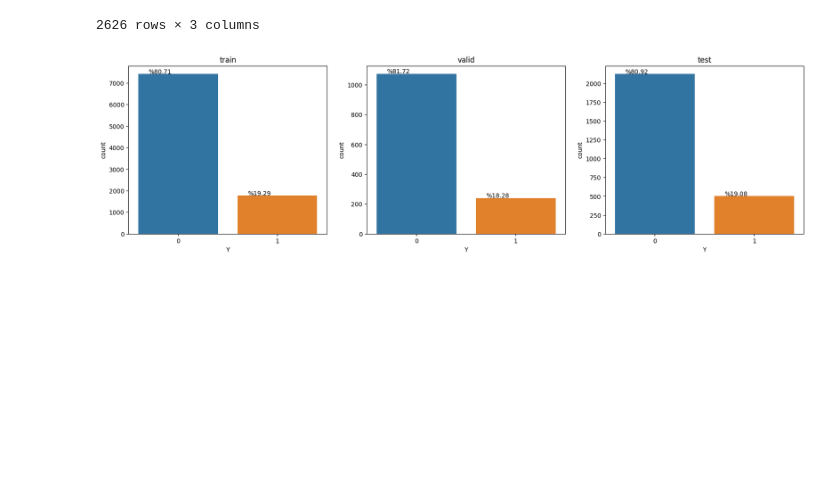
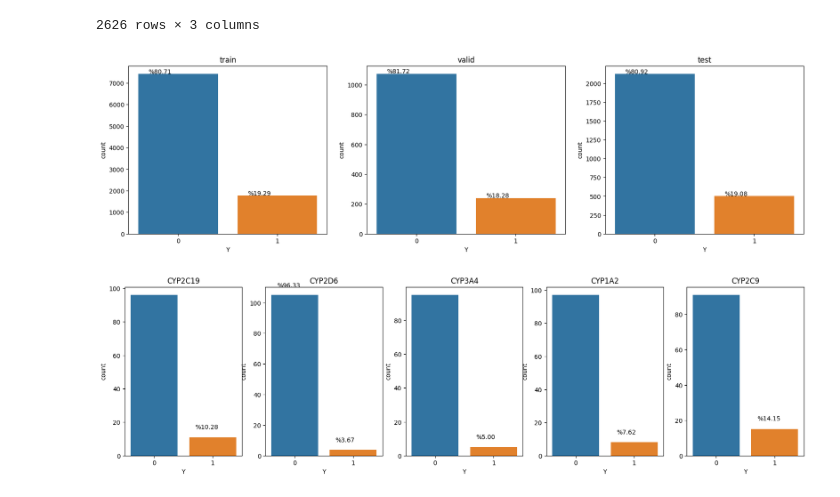
Before and after one commit to JonnaMat/CYP-inhibition, a Jupyter notebook: src/project.ipynb, the cells around one changed output. Saved outputs shown, nothing was run; the diff lists cells and outputs as text; code cells hidden in the pictures; blank space fills up the shorter version.

Commit message:
Add data visualisation of full dataset.

```diff
--- a/src/project.ipynb
+++ b/src/project.ipynb
@@ -71,3 +71,15 @@ data['test']
 plot_counts([data['train']["Y"], data['valid']["Y"], data['test']["Y"]], ['train', 'valid', 'test'])
 # %% [output]
 [figure]
+# %%
+full_datasets = {}
+null_full_datasets =  {}
+for task in tasks:
+    full_datasets[task] = calculate_descriptors(load_tdc_dataset_split(task)["train"]) #pd.read_csv(f"data/{task}/full_dataset_descriptors.csv")
+    full_datasets[task].to_csv(f"data/{task}/full_dataset_descriptors.csv")
+    null_full_datasets[task] = extract_null(full_datasets[task])
+    null_full_datasets[task].to_csv(f"data/{task}/null_full_dataset_descriptors.csv")
+# %%
+plot_counts([null_full_datasets[task]["Y"] for task in tasks], tasks)
+# %% [output]
+[figure, added]
```
Also changed, not shown: parts of 1 cell of this notebook.
